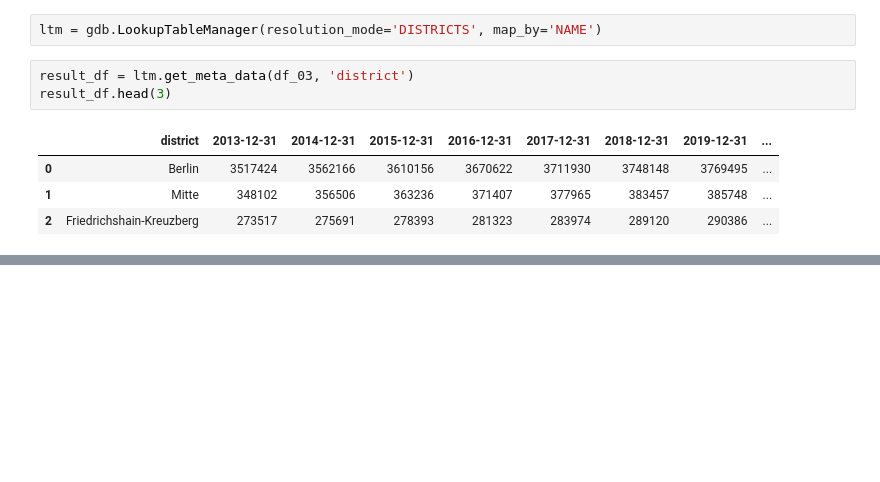
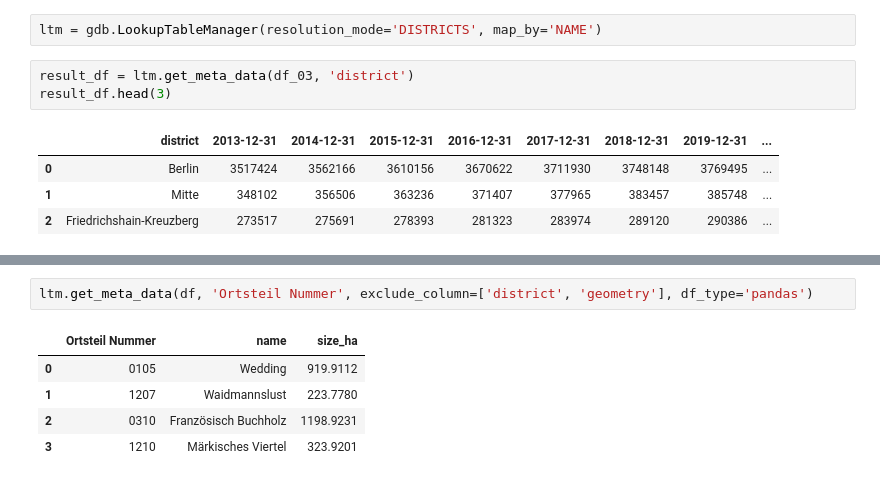
Before and after one commit to Lucky-0ne/geodata_berlin, a Jupyter notebook: main/python_package/explore_my_pp.ipynb, the cells around one changed output, grey strips where cells are left out. Drawn from its saved outputs; the diff is of its cells as text; blank space fills up the shorter version.

```diff
--- a/main/python_package/explore_my_pp.ipynb
+++ b/main/python_package/explore_my_pp.ipynb
@@ -259,0 +288,8 @@ result_df.dropna().explore("2013-12-31")
+# %%
+ltm.get_meta_data(df, 'Ortsteil Nummer', exclude_column=['district', 'geometry'], df_type='pandas')
+# %% [output]
+|  | Ortsteil Nummer | name | size_ha |
+| 0 | 0105 | Wedding | 919.9112 |
+| 1 | 1207 | Waidmannslust | 223.7780 |
+| 2 | 0310 | Französisch Buchholz | 1198.9231 |
+| 3 | 1210 | Märkisches Viertel | 323.9201 |
```
Also changed, not shown: parts of 12 cells of this notebook, 14 other files.
